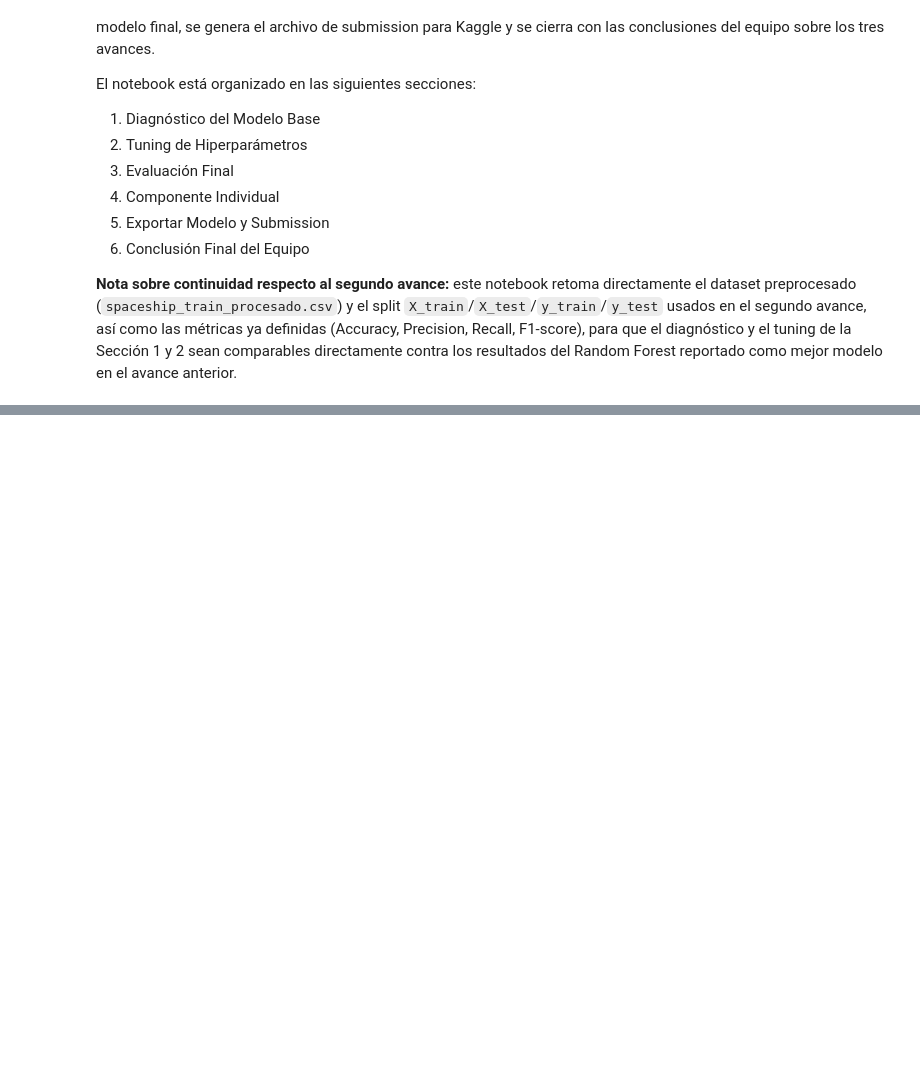
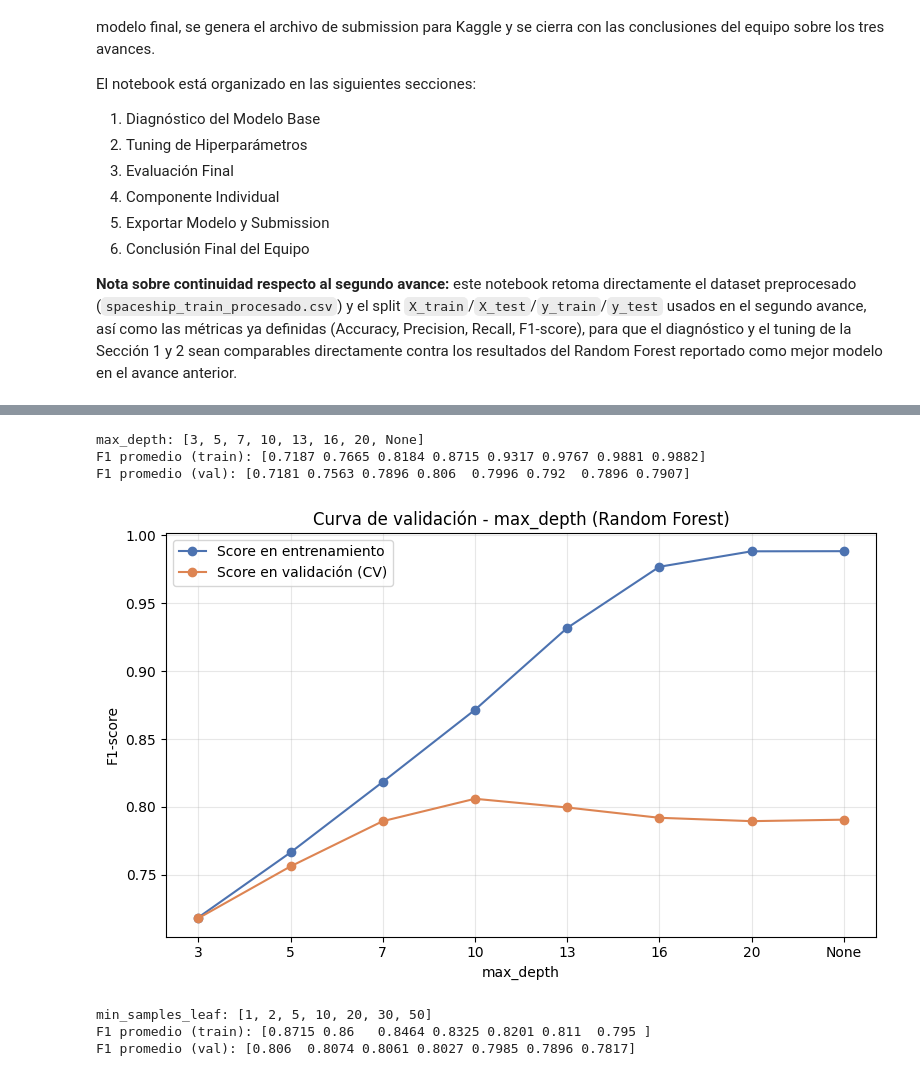
Before and after one commit to A01801224/TC3009C-RI, a Jupyter notebook: Notebooks/Reto_Tercer_Avance_Spaceship_Titanic.ipynb, the cells around one changed output, grey strips where cells are left out. Cells and saved outputs as stored; diff of their text form; code cells hidden in the pictures; blank space fills up the shorter version.

```diff
--- a/Notebooks/Reto_Tercer_Avance_Spaceship_Titanic.ipynb
+++ b/Notebooks/Reto_Tercer_Avance_Spaceship_Titanic.ipynb
@@ -49,0 +200,68 @@ los resultados del Random Forest reportado como mejor modelo en el avance anteri
+# %%
+#Curva de validación par amax_depth
+
+from sklearn.model_selection import validation_curve
+
+rango_max_depth = [3, 5, 7, 10, 13, 16, 20, None]
+
+train_scores_md, val_scores_md = validation_curve(
+    RandomForestClassifier(n_estimators=200, random_state=RANDOM_STATE),
+    X_train, y_train,
+    param_name="max_depth",
+    param_range=rango_max_depth,
+    cv=5,
+    scoring="f1",
+    n_jobs=-1,
+)
+
+train_mean_md = train_scores_md.mean(axis=1)
+val_mean_md = val_scores_md.mean(axis=1)
+
+print("max_depth:", rango_max_depth)
+print("F1 promedio (train):", np.round(train_mean_md, 4))
+print("F1 promedio (val):", np.round(val_mean_md, 4))
+# %% [output]
+max_depth: [3, 5, 7, 10, 13, 16, 20, None]
+F1 promedio (train): [0.7187 0.7665 0.8184 0.8715 0.9317 0.9767 0.9881 0.9882]
+F1 promedio (val): [0.7181 0.7563 0.7896 0.806  0.7996 0.792  0.7896 0.7907]
+# %%
+#graficar curva
+
+etiquetas_md = [str(v) for v in rango_max_depth]  # para que "None" se vea bien en el eje x
+
+plt.figure(figsize=(8, 5))
+plt.plot(etiquetas_md, train_mean_md, "o-", color="#4C72B0", label="Score en entrenamiento")
+plt.plot(etiquetas_md, val_mean_md, "o-", color="#DD8452", label="Score en validación (CV)")
+
+plt.xlabel("max_depth")
+plt.ylabel("F1-score")
+plt.title("Curva de validación - max_depth (Random Forest)")
+plt.legend()
+plt.grid(alpha=0.3)
+plt.tight_layout()
+plt.show()
+# %% [output]
+[figure, added]
+# %%
+rango_min_leaf = [1, 2, 5, 10, 20, 30, 50]
+
+train_scores_ml, val_scores_ml = validation_curve(
+    RandomForestClassifier(n_estimators=200, max_depth=10, random_state=RANDOM_STATE),
+    X_train, y_train,
+    param_name="min_samples_leaf",
+    param_range=rango_min_leaf,
+    cv=5,
+    scoring="f1",
+    n_jobs=-1,
+)
+
+train_mean_ml = train_scores_ml.mean(axis=1)
+val_mean_ml = val_scores_ml.mean(axis=1)
+
+print("min_samples_leaf:", rango_min_leaf)
+print("F1 promedio (train):", np.round(train_mean_ml, 4))
+print("F1 promedio (val):", np.round(val_mean_ml, 4))
+# %% [output]
+min_samples_leaf: [1, 2, 5, 10, 20, 30, 50]
+F1 promedio (train): [0.8715 0.86   0.8464 0.8325 0.8201 0.811  0.795 ]
+F1 promedio (val): [0.806  0.8074 0.8061 0.8027 0.7985 0.7896 0.7817]
```
Also changed, not shown: parts of 10 cells of this notebook, 6 other files.
